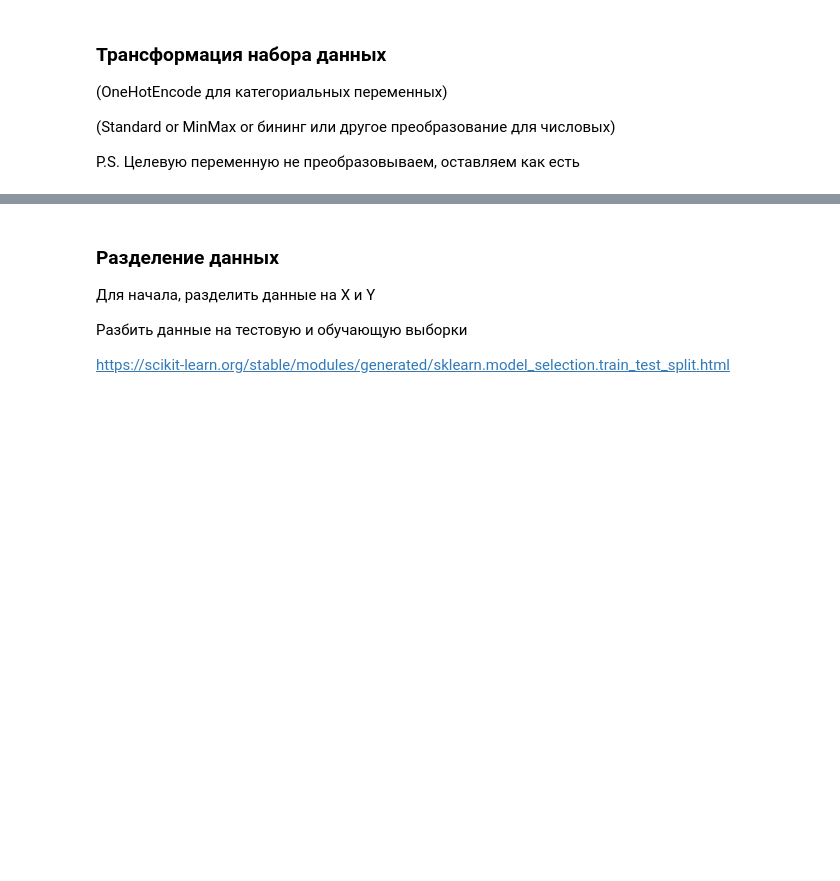
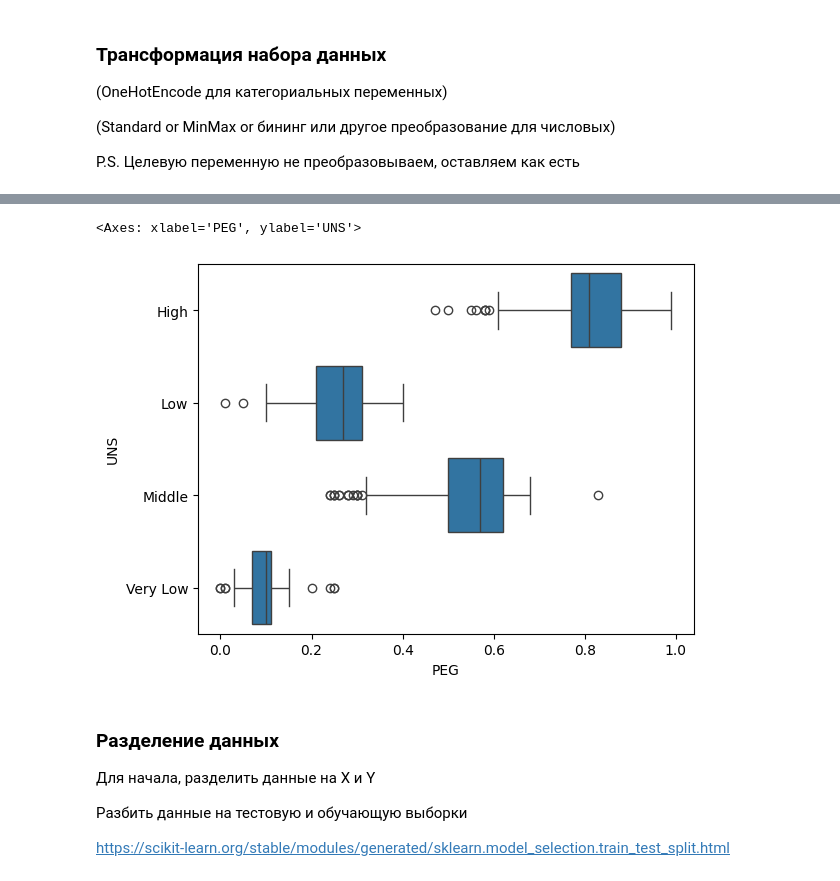
Before and after one commit to SADDLOVE/lab, a Jupyter notebook: lab5/Задание_5.ipynb, the cells around one changed output, grey strips where cells are left out. Drawn from its saved outputs; the diff is of its cells as text; code cells hidden in the pictures; blank space fills up the shorter version.

```diff
--- a/lab5/Задание_5.ipynb
+++ b/lab5/Задание_5.ipynb
@@ -37,0 +52,4 @@ memory usage: 468.9 KB
+# %%
+test_dataframe = pd.read_excel('dataset_modeling.xls', sheet_name=['Test_Data'])
+test_dataframe = pd.concat(test_dataframe).reset_index().drop(['level_0','level_1','Unnamed: 6',	'Unnamed: 7',	'Attribute Information:'], axis = 1)
+test_dataframe
@@ -154,3 +174,8 @@ pd.concat([df_research, df['Performance Index'], ], axis=1)
+# %%
+sns.boxplot(data=df, x='PEG', y='UNS')
+# %% [output]
+<Axes: xlabel='PEG', ylabel='UNS'>
+[figure, added]
 # %% [markdown]
 ### Разделение данных
 
```
Also changed, not shown: parts of 38 cells of this notebook.
